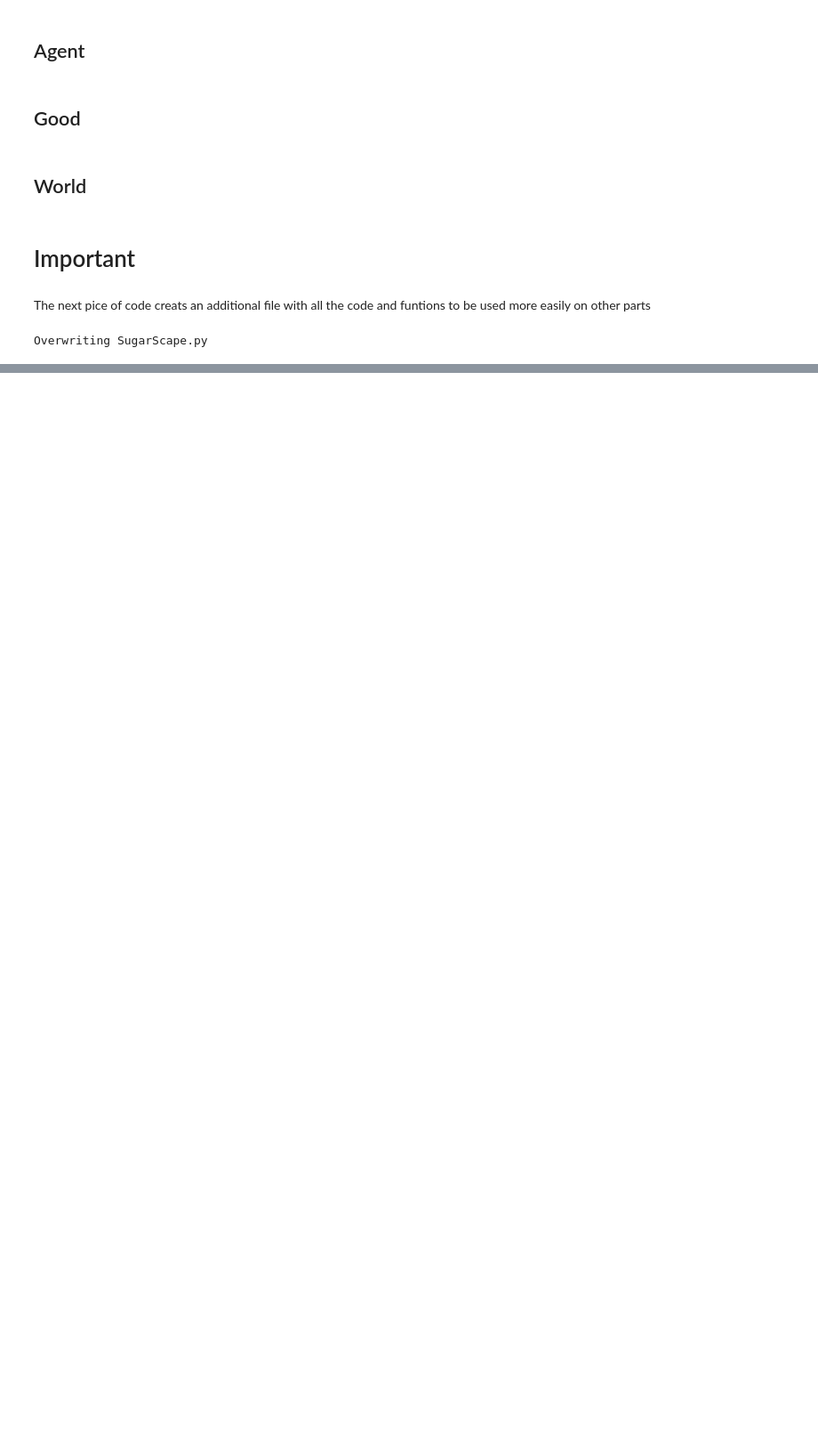
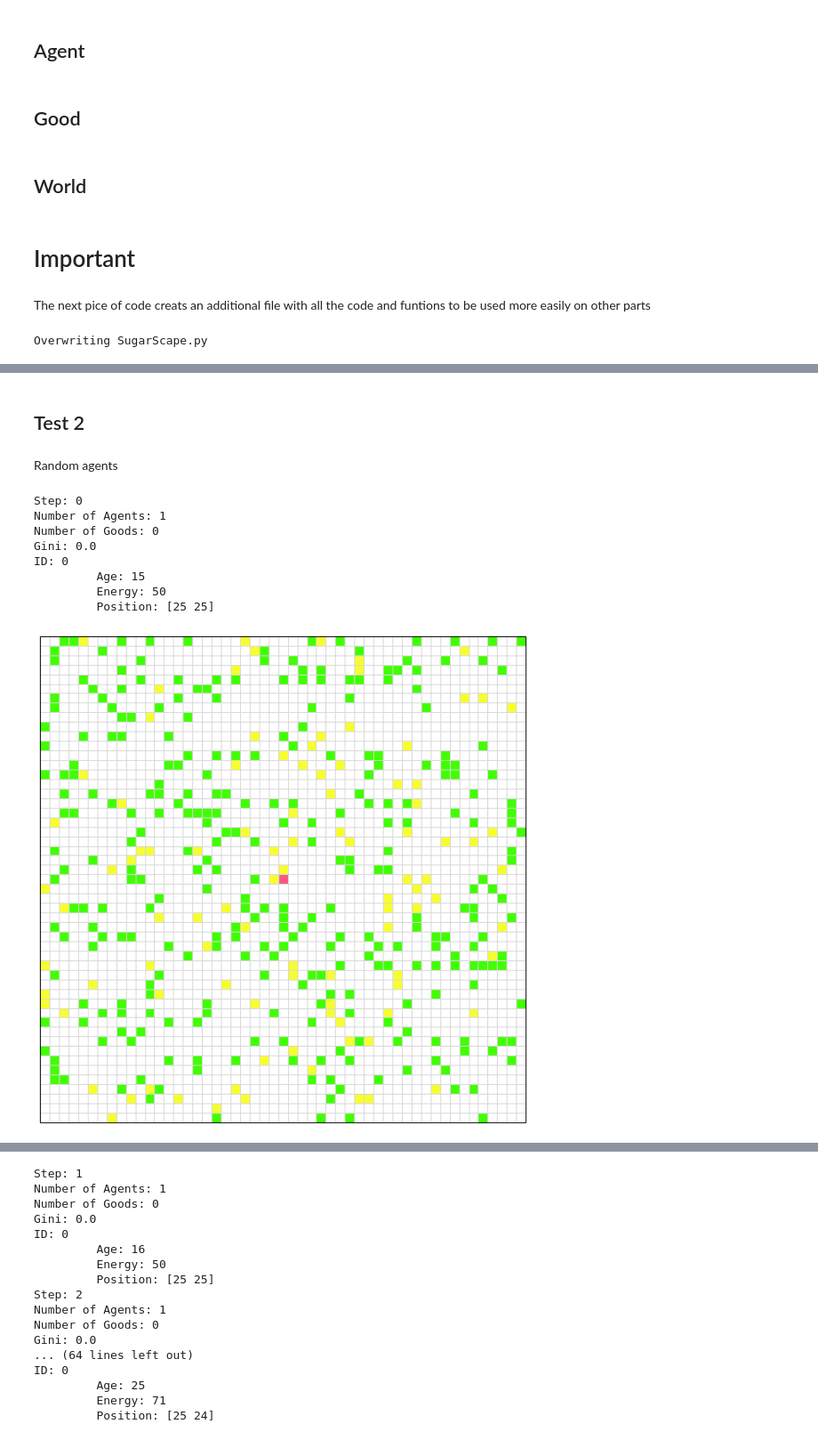
Before and after one commit to ddiazram/Proyecto-Mate-Compu, a Jupyter notebook: Proyecto/Codigo.ipynb, the cells around one changed output, grey strips where cells are left out. Shown: that part at 89% size. Saved outputs shown, nothing was run; the diff lists cells and outputs as text; code cells hidden in the pictures; blank space fills up the shorter version.

```diff
--- a/Proyecto/Codigo.ipynb
+++ b/Proyecto/Codigo.ipynb
@@ -1002,0 +1143,37 @@ Overwriting SugarScape.py
+# %% [markdown]
+## Test 2
+# %% [markdown]
+Random agents
+# %%
+SS = World()
+test_agent = Agent_grid(id_num = 0, position = [25,25], vision = 1, energy = 50, metabolism = 1, age = 15)
+test_agents = [test_agent]
+SS.define(test_agents)
+#agents = [(Agent_grid(i)) for i in xrange(100)]
+#SS.define(agents)
+SS.place_goods(n = 300, tpe=1)
+SS.place_goods(n=100, tpe=2)
+SS.state(test_agents)
+test_agent.state(SS)
+SS.draw()
+SS.gini(test_agents, plot = True)
+
+steps=10
+
+for i in xrange(1,steps+1):
+    SS.update_agents(test_agents)
+    SS.update_goods(test_agents)
+    SS.state(test_agents)
+    SS.draw()
+    SS.gini(test_agents, plot = False)
+    test_agent.state(SS)
+# %% [output]
+Step: 0
+Number of Agents: 1
+Number of Goods: 0
+Gini: 0.0
+ID: 0
+         Age: 15
+         Energy: 50
+         Position: [25 25]
+[figure, added]
@@ -1002,0 +1181,17 @@ Overwriting SugarScape.py
+Step: 1
+Number of Agents: 1
+Number of Goods: 0
+Gini: 0.0
+ID: 0
+         Age: 16
+         Energy: 50
+         Position: [25 25]
+Step: 2
+Number of Agents: 1
+Number of Goods: 0
+Gini: 0.0
+... (64 lines left out)
+ID: 0
+         Age: 25
+         Energy: 71
+         Position: [25 24]
```
Also changed, not shown: parts of 12 cells of this notebook.
